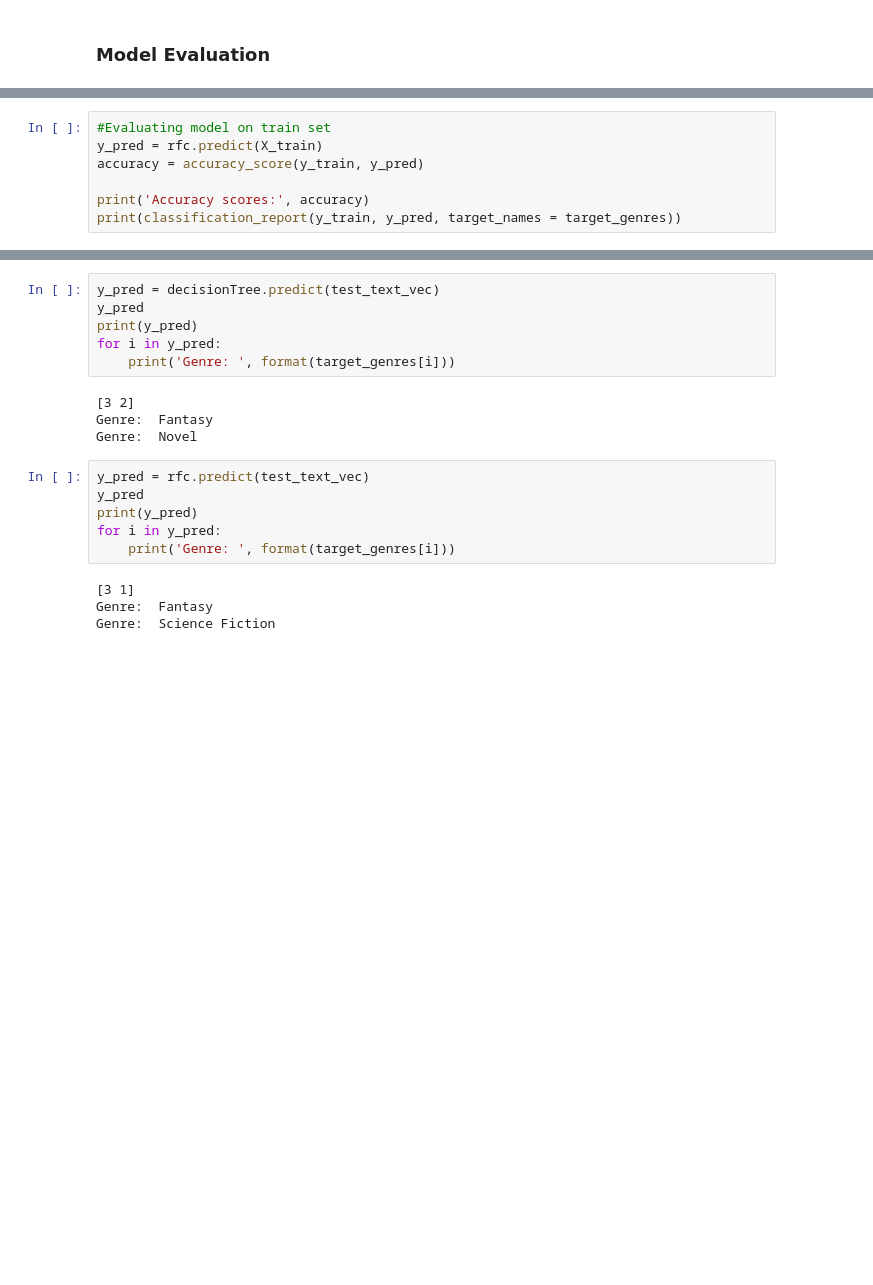
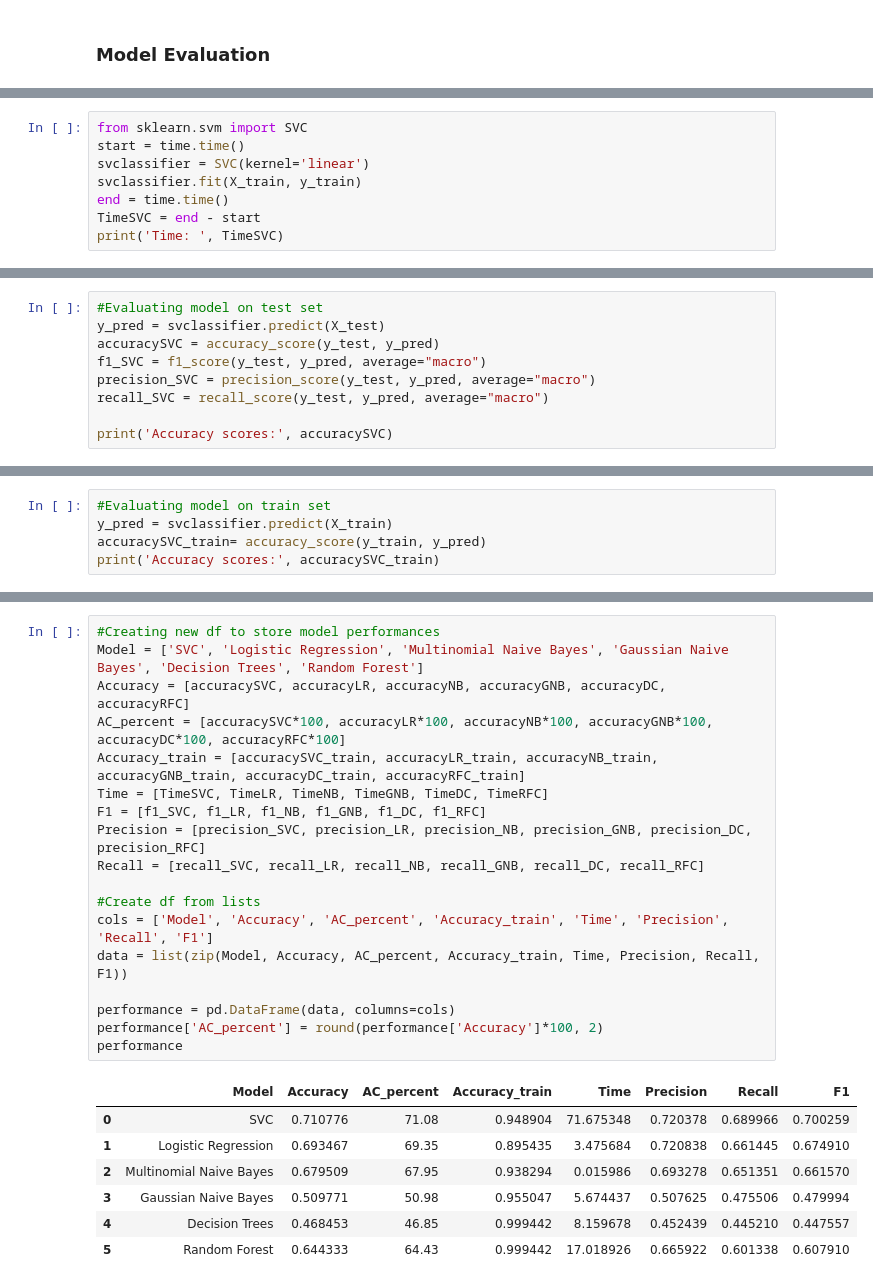
Before and after one commit to mona-piya/DS-portfolio-s1-2021-MonaMunegan, a Jupyter notebook: Portfolio 3.ipynb, the cells around one changed output, grey strips where cells are left out. Saved outputs shown, nothing was run; the diff lists cells and outputs as text; blank space fills up the shorter version.

```diff
--- a/Portfolio 3.ipynb
+++ b/Portfolio 3.ipynb
@@ -513,0 +406,8 @@ Children's literature       0.65      0.27      0.38       237
+# %%
+from sklearn.svm import SVC
+start = time.time()
+svclassifier = SVC(kernel='linear')
+svclassifier.fit(X_train, y_train)
+end = time.time()
+TimeSVC = end - start
+print('Time: ', TimeSVC)
@@ -513,0 +418,9 @@ Children's literature       0.65      0.27      0.38       237
+# %%
+#Evaluating model on test set
+y_pred = svclassifier.predict(X_test)
+accuracySVC = accuracy_score(y_test, y_pred)
+f1_SVC = f1_score(y_test, y_pred, average="macro")
+precision_SVC = precision_score(y_test, y_pred, average="macro")
+recall_SVC = recall_score(y_test, y_pred, average="macro")
+
+print('Accuracy scores:', accuracySVC)
@@ -514,8 +429,6 @@ Children's literature       0.65      0.27      0.38       237
 # %%
 #Evaluating model on train set
-y_pred = rfc.predict(X_train)
-accuracy = accuracy_score(y_train, y_pred)
-
-print('Accuracy scores:', accuracy)
-print(classification_report(y_train, y_pred, target_names = target_genres))
+y_pred = svclassifier.predict(X_train)
+accuracySVC_train= accuracy_score(y_train, y_pred)
+print('Accuracy scores:', accuracySVC_train)
 # %% [output]
@@ -591,20 +438,26 @@ Genre:  Science Fiction
-# %%
-y_pred = decisionTree.predict(test_text_vec)
-y_pred
-print(y_pred)
-for i in y_pred:
-    print('Genre: ', format(target_genres[i]))
-# %% [output]
-[3 2]
-Genre:  Fantasy
-Genre:  Novel
-# %%
-y_pred = rfc.predict(test_text_vec)
-y_pred
-print(y_pred)
-for i in y_pred:
-    print('Genre: ', format(target_genres[i]))
-# %% [output]
-[3 1]
-Genre:  Fantasy
-Genre:  Science Fiction
+# %%
+#Creating new df to store model performances
+Model = ['SVC', 'Logistic Regression', 'Multinomial Naive Bayes', 'Gaussian Naive Bayes', 'Decision Trees', 'Random Forest']
+Accuracy = [accuracySVC, accuracyLR, accuracyNB, accuracyGNB, accuracyDC, accuracyRFC]
+AC_percent = [accuracySVC*100, accuracyLR*100, accuracyNB*100, accuracyGNB*100, accuracyDC*100, accuracyRFC*100]
+Accuracy_train = [accuracySVC_train, accuracyLR_train, accuracyNB_train, accuracyGNB_train, accuracyDC_train, accuracyRFC_train]
+Time = [TimeSVC, TimeLR, TimeNB, TimeGNB, TimeDC, TimeRFC]
+F1 = [f1_SVC, f1_LR, f1_NB, f1_GNB, f1_DC, f1_RFC]
+Precision = [precision_SVC, precision_LR, precision_NB, precision_GNB, precision_DC, precision_RFC]
+Recall = [recall_SVC, recall_LR, recall_NB, recall_GNB, recall_DC, recall_RFC]
+
+#Create df from lists
+cols = ['Model', 'Accuracy', 'AC_percent', 'Accuracy_train', 'Time', 'Precision', 'Recall', 'F1']
+data = list(zip(Model, Accuracy, AC_percent, Accuracy_train, Time, Precision, Recall, F1))
+
+performance = pd.DataFrame(data, columns=cols)
+performance['AC_percent'] = round(performance['Accuracy']*100, 2)
+performance
+# %% [output]
+|  | Model | Accuracy | AC_percent | Accuracy_train | Time | Precision | Recall | F1 |
+| 0 | SVC | 0.710776 | 71.08 | 0.948904 | 71.675348 | 0.720378 | 0.689966 | 0.700259 |
+| 1 | Logistic Regression | 0.693467 | 69.35 | 0.895435 | 3.475684 | 0.720838 | 0.661445 | 0.674910 |
+| 2 | Multinomial Naive Bayes | 0.679509 | 67.95 | 0.938294 | 0.015986 | 0.693278 | 0.651351 | 0.661570 |
+| 3 | Gaussian Naive Bayes | 0.509771 | 50.98 | 0.955047 | 5.674437 | 0.507625 | 0.475506 | 0.479994 |
+| 4 | Decision Trees | 0.468453 | 46.85 | 0.999442 | 8.159678 | 0.452439 | 0.445210 | 0.447557 |
+| 5 | Random Forest | 0.644333 | 64.43 | 0.999442 | 17.018926 | 0.665922 | 0.601338 | 0.607910 |
```
Also changed, not shown: parts of 71 cells of this notebook.
